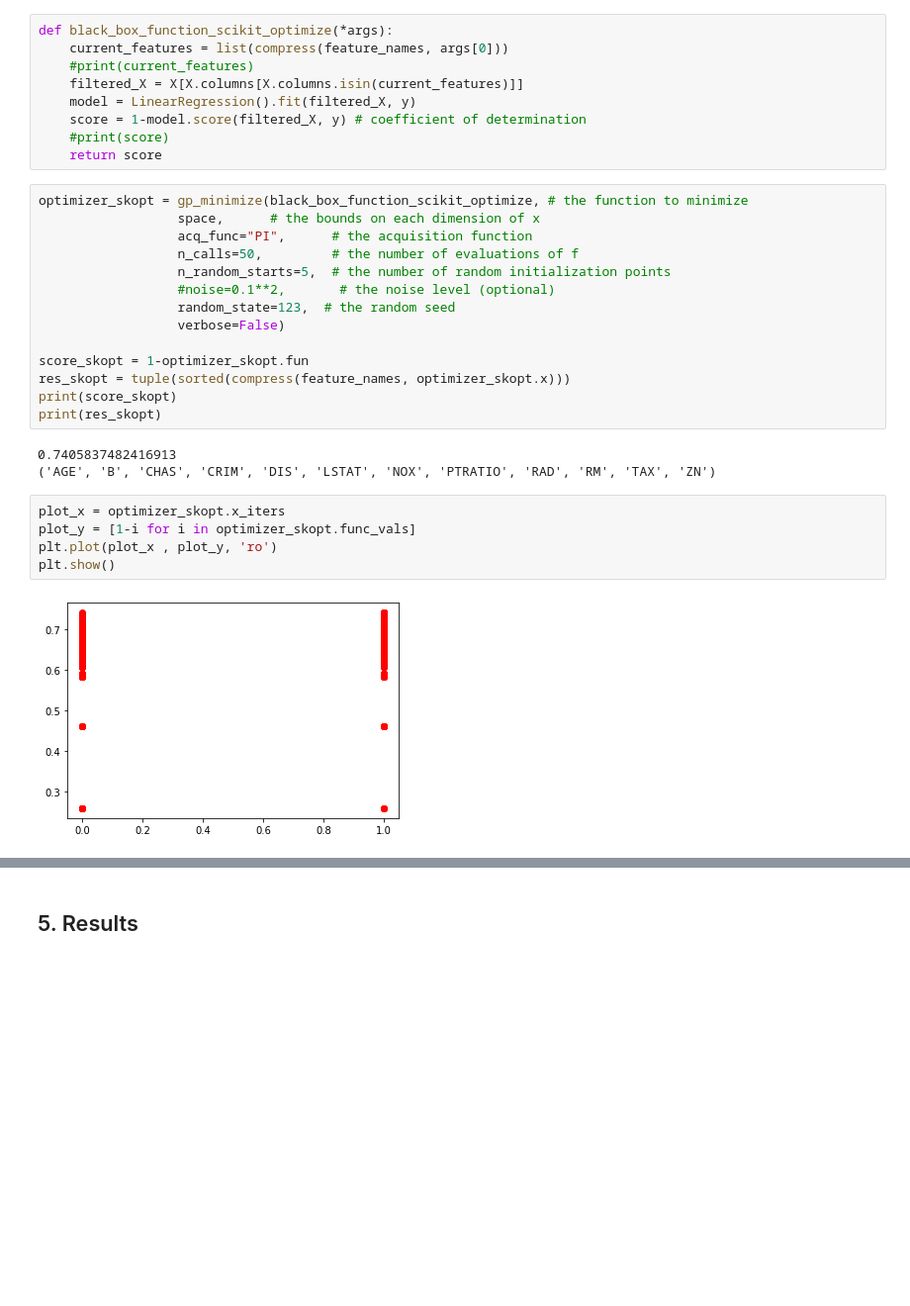
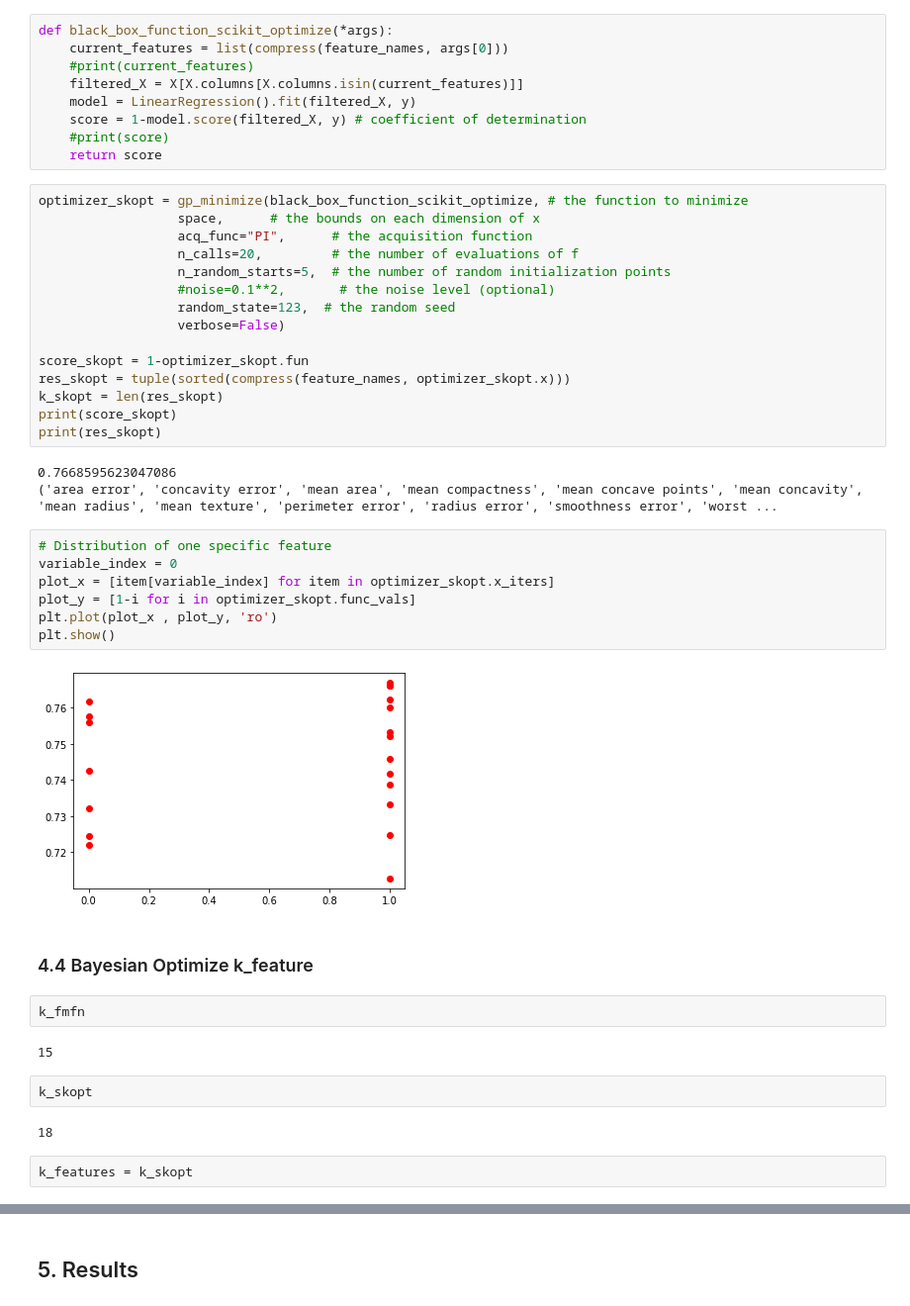
Before and after one commit to patrickehrler/meta-modelling-feature-selection, a Jupyter notebook: bayesian-optimization.ipynb, the cells around one changed output, grey strips where cells are left out. Shown at 99% size. Drawn from its saved outputs; the diff is of its cells as text; blank space fills up the shorter version.

```diff
--- a/bayesian-optimization.ipynb
+++ b/bayesian-optimization.ipynb
@@ -193,7 +167,7 @@ def black_box_function_scikit_optimize(*args):
 optimizer_skopt = gp_minimize(black_box_function_scikit_optimize, # the function to minimize
                   space,      # the bounds on each dimension of x
                   acq_func="PI",      # the acquisition function
-                  n_calls=50,         # the number of evaluations of f
+                  n_calls=20,         # the number of evaluations of f
                   n_random_starts=5,  # the number of random initialization points
                   #noise=0.1**2,       # the noise level (optional)
                   random_state=123,  # the random seed
@@ -201,15 +175,30 @@ optimizer_skopt = gp_minimize(black_box_function_scikit_optimize, # the function
 
 score_skopt = 1-optimizer_skopt.fun
 res_skopt = tuple(sorted(compress(feature_names, optimizer_skopt.x)))
+k_skopt = len(res_skopt)
 print(score_skopt)
 print(res_skopt)
 # %% [output]
-0.7405837482416913
-('AGE', 'B', 'CHAS', 'CRIM', 'DIS', 'LSTAT', 'NOX', 'PTRATIO', 'RAD', 'RM', 'TAX', 'ZN')
+0.7668595623047086
+('area error', 'concavity error', 'mean area', 'mean compactness', 'mean concave points', 'mean concavity', 'mean radius', 'mean texture', 'perimeter error', 'radius error', 'smoothness error', 'worst ...
 # %%
-plot_x = optimizer_skopt.x_iters
+# Distribution of one specific feature
+variable_index = 0
+plot_x = [item[variable_index] for item in optimizer_skopt.x_iters]
 plot_y = [1-i for i in optimizer_skopt.func_vals]
 plt.plot(plot_x , plot_y, 'ro')
 plt.show()
 # %% [output]
-[figure, old version]
+[figure, new version]
+# %% [markdown]
+### 4.4 Bayesian Optimize k_feature
+# %%
+k_fmfn
+# %% [output]
+15
+# %%
+k_skopt
+# %% [output]
+18
+# %%
+k_features = k_skopt
```
Also changed, not shown: parts of 27 cells of this notebook, 1 other file.
